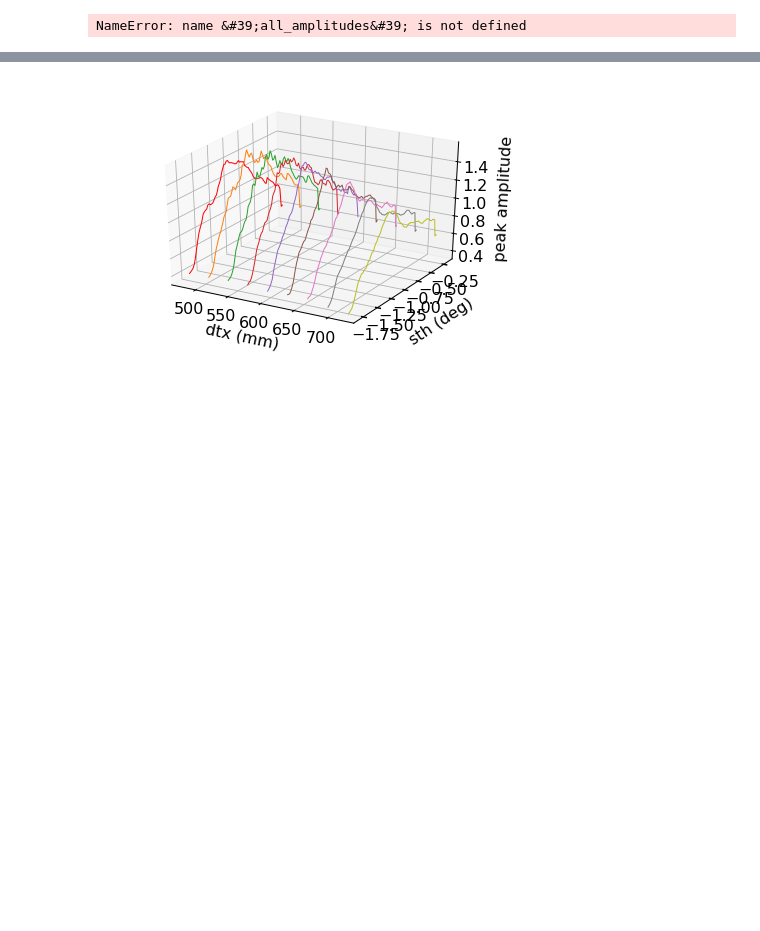
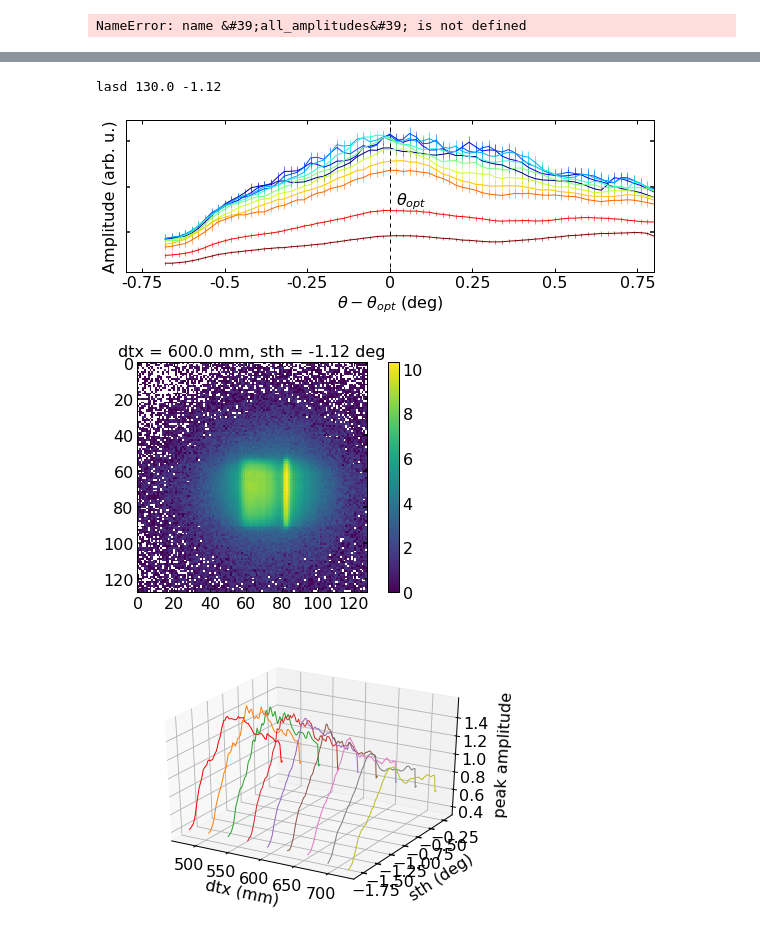
Before and after one commit to christophherb/miezefoc2020_01, a Jupyter notebook: Evaluation_firstnight.ipynb, the cells around one changed output, grey strips where cells are left out. Saved outputs shown, nothing was run; the diff lists cells and outputs as text; code cells hidden in the pictures; blank space fills up the shorter version.

```diff
--- a/Evaluation_firstnight.ipynb
+++ b/Evaluation_firstnight.ipynb
@@ -176,37 +203,51 @@ plt.show()
 # %%
 ################################### multiplot #################################################
 
 
 
-fig,ax = plt.subplots(1,1)
-colormap = plt.cm.viridis
+theta_opt = -1.12
+fig,ax = plt.subplots(1,1, figsize = (8,3))
+vir = plt.get_cmap('jet')
+n = 11
+color = vir(np.linspace(0, 1,n))
 #ax.set_prop_cycle(color =[colormap(i) for i in np.linspace(0, 1, len(all_amplitudes))][::-1])
 for line in range(11):
 
     ax.errorbar(np.linspace(-0.2,-1.8,81),all_amplitudes[line,:]/10**6,\
-                all_amplitudesErr[line,:]/10**6,label = dtx_vals[line]+470,\
-                marker = '',linestyle = '-',linewidth = 2,elinewidth = 0.5)
-ax.text(-1.1,0.8,'sth = -1.12 deg')
+                all_amplitudesErr[line,:]/10**6,label = '$d_d$ = {} mm'.format(dtx_vals[line]+470),\
+                marker = '',linestyle = '-',linewidth = 1, elinewidth = 0.5, color=color[line])
+ax.text(-1.1,0.8,r'$\theta_{opt}$', fontsize=16)
 #ax.set_xlim(-0.8,-1.4)
 #ax.set_ylim(1100000,1650000)
-ax.legend(fontsize = 12,loc = (1.01,0))
-ax.set_xlabel('sth (deg)')
-ax.set_ylabel('Peak amplitude (arb. u.)')
+#ax.legend(fontsize = 10, loc = (1.01,0), ncol=2)
+ax.set_xlabel(r'$\theta-\theta_{opt}$ (deg)')
+ax.set_ylabel('Amplitude (arb. u.)')
+ax.set_yticklabels([])
+theta_diff = [-0.75, -0.5, -0.25, 0, 0.25, 0.5, 0.75]
+
+ax.set_xticks([theta_opt + diff for diff in theta_diff])
+ax.set_xticklabels(theta_diff)
+ax.set_xlim(-0.8+theta_opt, 0.8+theta_opt)
+#print(xlabels)
 maxLine = ax.axvline(-1.12,-1,2,color = 'black')
 maxLine.set_dashes([4,4])
 fig.tight_layout()
 fig.savefig('/home/cherb/Desktop/LRZ Sync+Share/Doktorarbeit/Mieze/Mieze_Foc/images/paper/firstnightParmap.pdf',bbox_inches = 'tight')
 fig,ax = plt.subplots(1,1)
 data,mes = read_pad_file('data/pad_files/0032{}.pad'.format(5184))
 ax.set_title('dtx = {} mm, sth = {} deg'.format(mes['dtx_value']+470,mes['sth_value']))
 im = ax.imshow(np.log(data[::-1,:]))
 cb = fig.colorbar(im)
 ax.axes.xaxis.set_ticks([k for k in range(0,140,20)])
 ax.axes.yaxis.set_ticks([k for k in range(0,140,20)])
 fig.tight_layout()
 print('lasd',mes['dtx_value'],mes['sth_value'])
 fig.savefig('/home/cherb/Desktop/LRZ Sync+Share/Doktorarbeit/Mieze/Mieze_Foc/images/paper/focus.pdf')
 #print(sth_vals[47],dtx_vals[4])
+# %% [output]
+lasd 130.0 -1.12
+[figure, added]
+[figure, added]
 # %%
 ################################### 3Dplot #################################################
 
```
Also changed, not shown: parts of 8 cells of this notebook, 4 other files.
